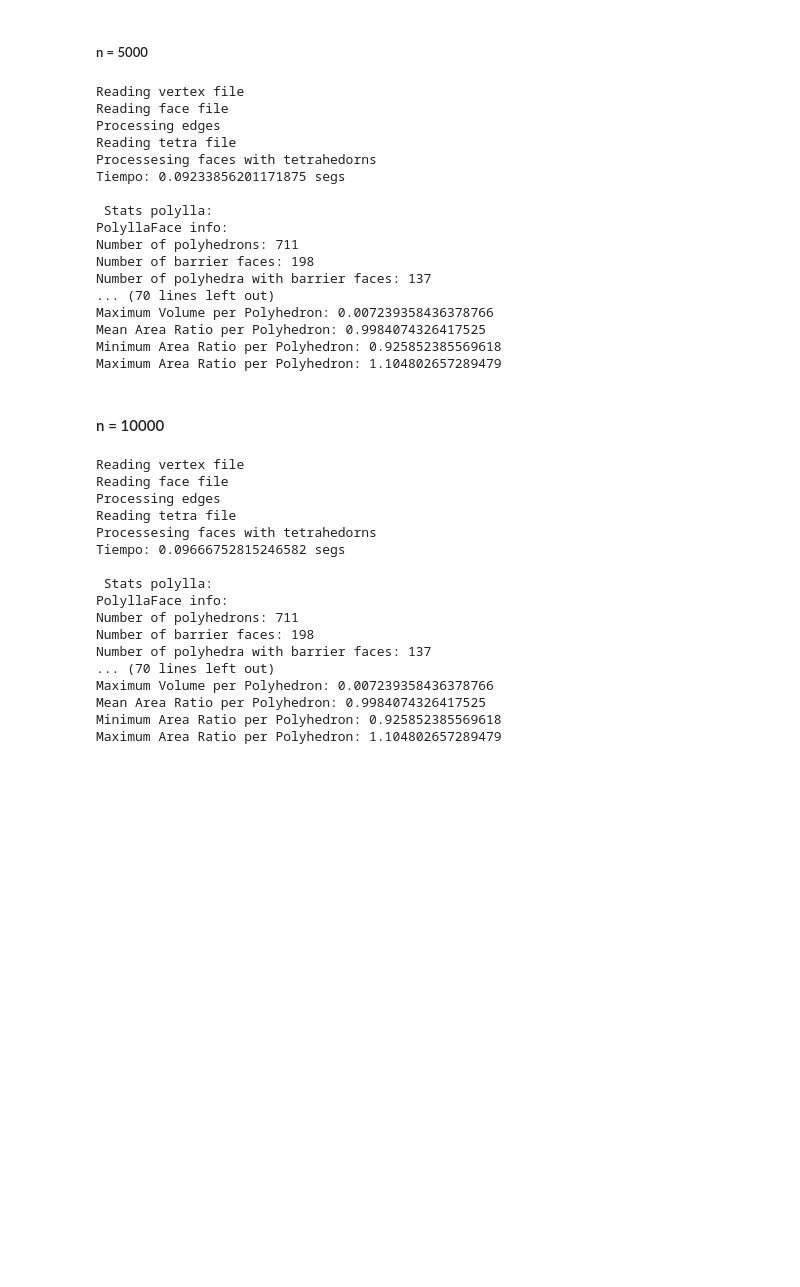
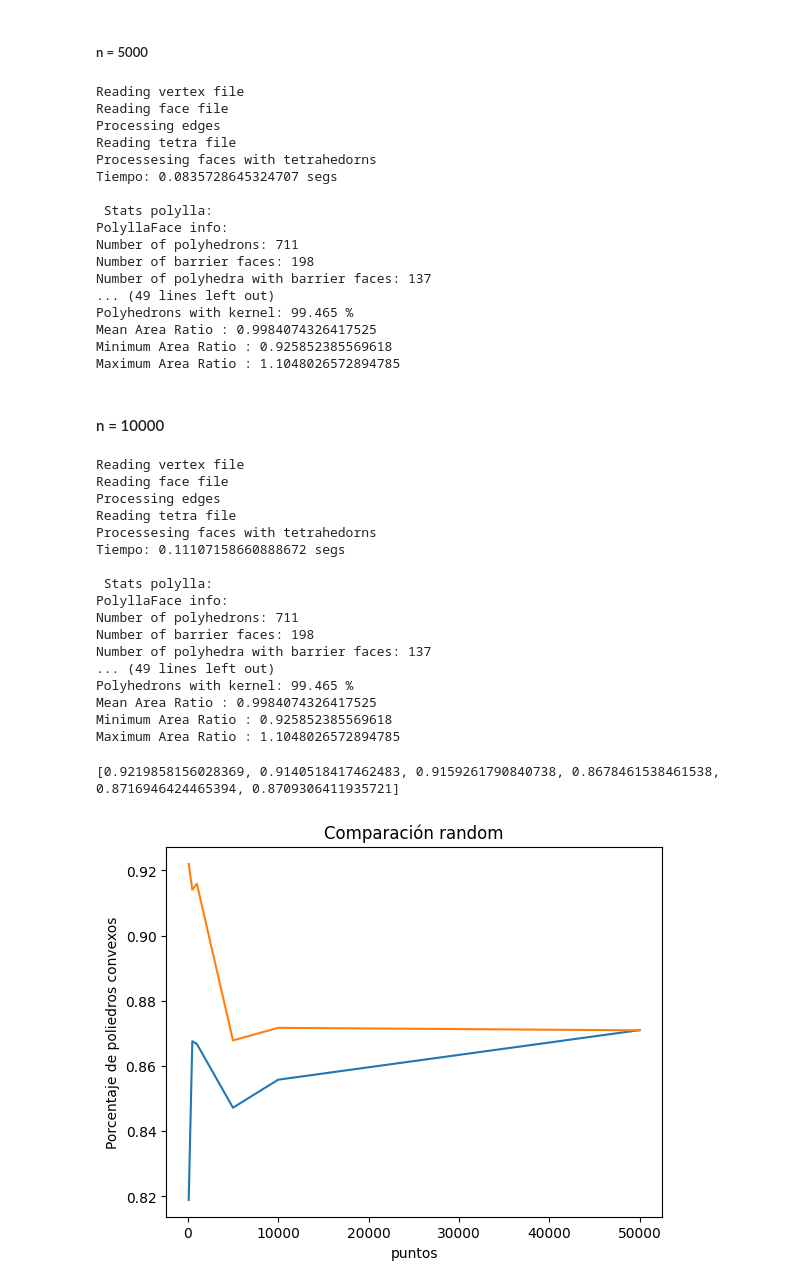
Before and after one commit to Magdalena-Alvarez/3D-Polylla, a Jupyter notebook: Experiments/faceExperiments.ipynb, the cells around one changed output. Drawn from its saved outputs; the diff is of its cells as text; code cells hidden in the pictures; blank space fills up the shorter version.

Commit message:
kernel and convexity metric

```diff
--- a/Experiments/faceExperiments.ipynb
+++ b/Experiments/faceExperiments.ipynb
@@ -446,12 +450,12 @@ Maximum Area Ratio per Polyhedron: 1.104802657289479
 n = 500
 
 polylla_mesh_inradious = run_polylla(n,distribution,inradious)
-polylla_mesh_circumradious = run_polylla(n,distribution,circumradious)
+# polylla_mesh_circumradious = run_polylla(n,distribution,circumradious)
 polylla_mesh_area = run_polylla(n,distribution,area)
 
 polylla_inradoius.append(polylla_mesh_inradious)
-polylla_circumradoius .append(polylla_circumradoius)
-polylla_area.append(polylla_area)
+# polylla_circumradoius .append(polylla_circumradoius)
+polylla_area.append(polylla_mesh_area)
 # %% [output]
 Reading vertex file
 Reading face file
@@ -476,12 +480,12 @@ Maximum Area Ratio per Polyhedron: 1.104802657289479
 n = 1000
 
 polylla_mesh_inradious = run_polylla(n,distribution,inradious)
-polylla_mesh_circumradious = run_polylla(n,distribution,circumradious)
+# polylla_mesh_circumradious = run_polylla(n,distribution,circumradious)
 polylla_mesh_area = run_polylla(n,distribution,area)
 
 polylla_inradoius.append(polylla_mesh_inradious)
-polylla_circumradoius .append(polylla_circumradoius)
-polylla_area.append(polylla_area)
+# polylla_circumradoius .append(polylla_circumradoius)
+polylla_area.append(polylla_mesh_area)
 # %% [output]
 Reading vertex file
 Reading face file
@@ -506,57 +510,74 @@ Maximum Area Ratio per Polyhedron: 1.104802657289479
 n = 5000
 
 polylla_mesh_inradious = run_polylla(n,distribution,inradious)
-polylla_mesh_circumradious = run_polylla(n,distribution,circumradious)
+# polylla_mesh_circumradious = run_polylla(n,distribution,circumradious)
 polylla_mesh_area = run_polylla(n,distribution,area)
 
 polylla_inradoius.append(polylla_mesh_inradious)
-polylla_circumradoius .append(polylla_circumradoius)
-polylla_area.append(polylla_area)
+# polylla_circumradoius .append(polylla_circumradoius)
+polylla_area.append(polylla_mesh_area)
 # %% [output]
 Reading vertex file
 Reading face file
 Processing edges
 Reading tetra file
 Processesing faces with tetrahedorns
-Tiempo: 0.09233856201171875 segs
+Tiempo: 0.0835728645324707 segs
 
  Stats polylla:
 PolyllaFace info:
 Number of polyhedrons: 711
 Number of barrier faces: 198
 Number of polyhedra with barrier faces: 137
-... (70 lines left out)
-Maximum Volume per Polyhedron: 0.007239358436378766
-Mean Area Ratio per Polyhedron: 0.9984074326417525
-Minimum Area Ratio per Polyhedron: 0.925852385569618
-Maximum Area Ratio per Polyhedron: 1.104802657289479
+... (49 lines left out)
+Polyhedrons with kernel: 99.465 %
+Mean Area Ratio : 0.9984074326417525
+Minimum Area Ratio : 0.925852385569618
+Maximum Area Ratio : 1.1048026572894785
 # %% [markdown]
 #### n = 10000
 # %%
 n = 10000
 
 polylla_mesh_inradious = run_polylla(n,distribution,inradious)
-polylla_mesh_circumradious = run_polylla(n,distribution,circumradious)
+# polylla_mesh_circumradious = run_polylla(n,distribution,circumradious)
 polylla_mesh_area = run_polylla(n,distribution,area)
 
 polylla_inradoius.append(polylla_mesh_inradious)
-polylla_circumradoius .append(polylla_circumradoius)
-polylla_area.append(polylla_area)
+# polylla_circumradoius .append(polylla_circumradoius)
+polylla_area.append(polylla_mesh_area)
 # %% [output]
 Reading vertex file
 Reading face file
 Processing edges
 Reading tetra file
 Processesing faces with tetrahedorns
-Tiempo: 0.09666752815246582 segs
+Tiempo: 0.11107158660888672 segs
 
  Stats polylla:
 PolyllaFace info:
 Number of polyhedrons: 711
 Number of barrier faces: 198
 Number of polyhedra with barrier faces: 137
-... (70 lines left out)
-Maximum Volume per Polyhedron: 0.007239358436378766
-Mean Area Ratio per Polyhedron: 0.9984074326417525
-Minimum Area Ratio per Polyhedron: 0.925852385569618
-Maximum Area Ratio per Polyhedron: 1.104802657289479
+... (49 lines left out)
+Polyhedrons with kernel: 99.465 %
+Mean Area Ratio : 0.9984074326417525
+Minimum Area Ratio : 0.925852385569618
+Maximum Area Ratio : 1.1048026572894785
+# %%
+x =[1,2,3]
+y =  [4,5,6]
+puntos = [500,1000,5000,10000,50000]
+convex_polys_ir = [polylla_inradoius[i][0] for i in range(1,6)]
+convex_polys_a = [polylla_area[i][0] for i in range(1,6)]
+print(convex_polys_a)
+
+plt.plot(puntos,convex_polys_ir, label = 'unión por inradio')
+plt.plot(puntos, convex_polys_a, label = 'unión por area')
+plt.xlabel('puntos')
+plt.ylabel('Porcentaje de poliedros convexos')
+plt.title('Comparación random')
+plt.show()
+# %% [output]
+[0.9219858156028369, 0.9140518417462483, 0.9159261790840738, 0.8678461538461538, 0.8716946424465394, 0.8709306411935721]
+[figure, added]
```
Also changed, not shown: parts of 16 cells of this notebook, 2 other files.
